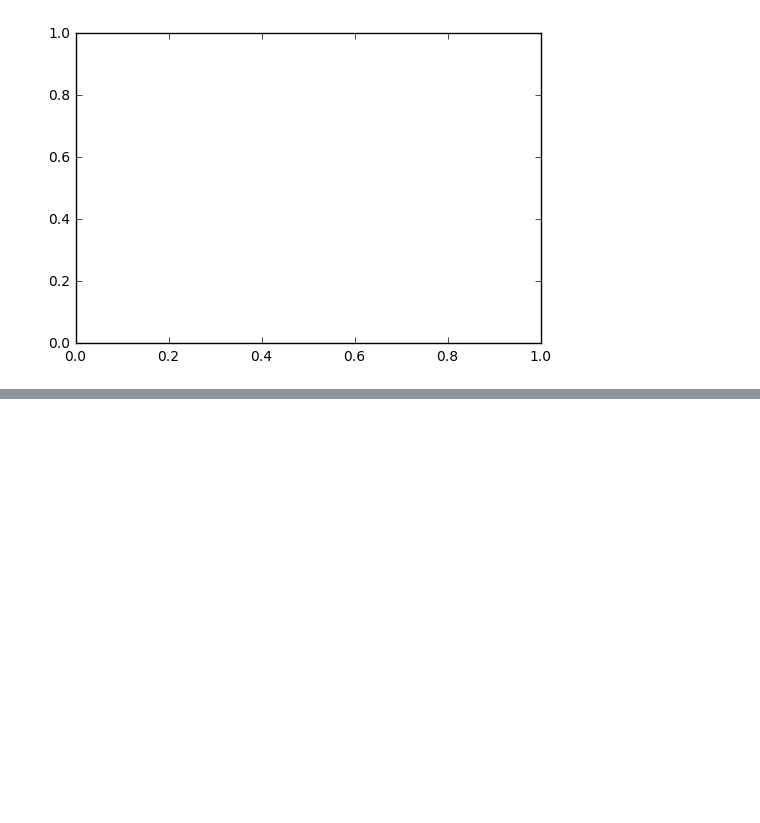
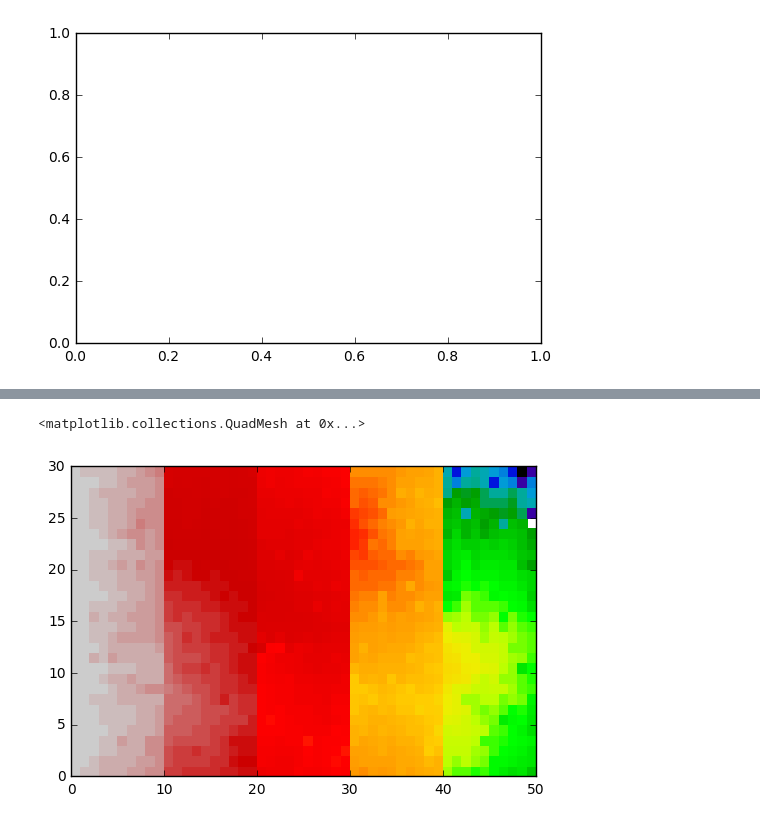
Before and after one commit to Wheele9/Petrdish-simulation, a Jupyter notebook: PetriDish.ipynb, the cells around one changed output, grey strips where cells are left out. Saved outputs shown, nothing was run; the diff lists cells and outputs as text; code cells hidden in the pictures; blank space fills up the shorter version.

```diff
--- a/PetriDish.ipynb
+++ b/PetriDish.ipynb
@@ -228 +218,8 @@ print ("Finished")
 Finished
+# %%
+ORIG=eColi.ageMap
+RESULT=np.zeros_like(ORIG)
+UNIQ=np.unique(np.sort(ORIG.flatten()))
+# %%
+for index, value in np.ndenumerate(ORIG):
+    RESULT[index] = np.where(UNIQ==value)[0]
@@ -233,0 +237,5 @@ plt.pcolormesh(eColi.ageMap)
+# %%
+plt.pcolormesh(RESULT, cmap='nipy_spectral',norm=mpl.colors.LogNorm())
+# %% [output]
+<matplotlib.collections.QuadMesh at 0x...>
+[figure, added]
```
Also changed, not shown: parts of 8 cells of this notebook.
